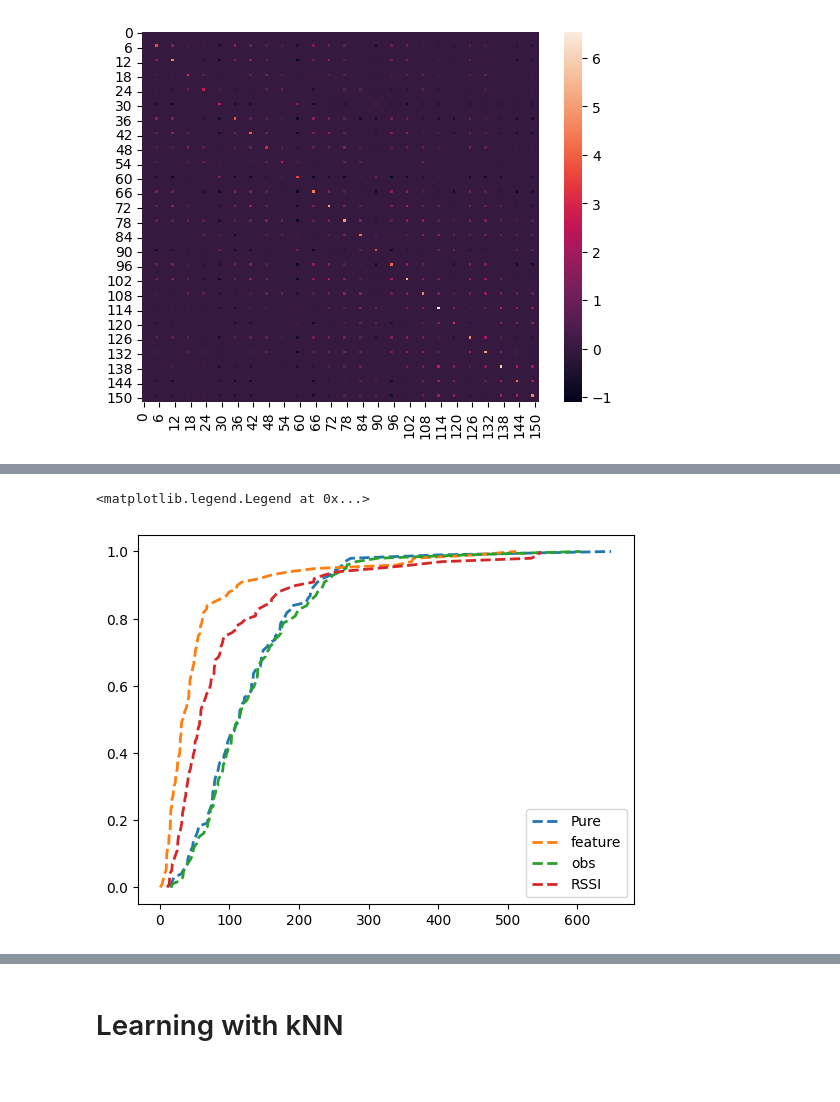
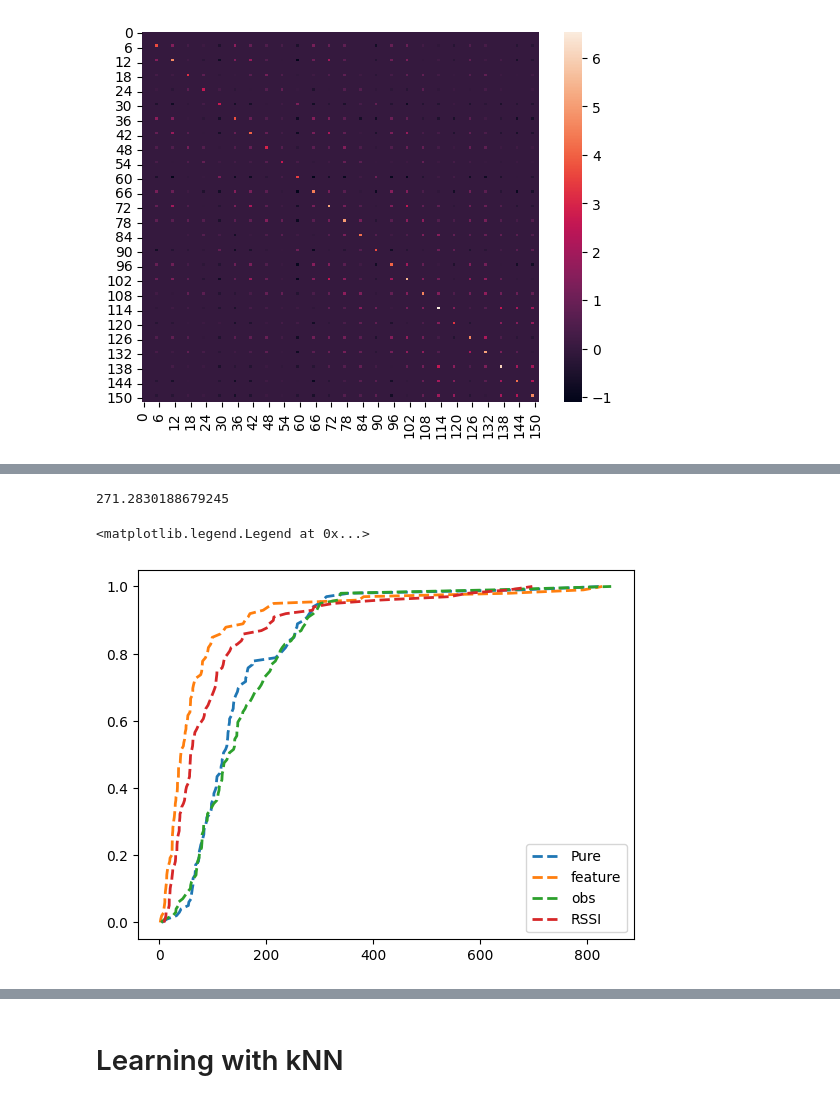
Before and after one commit to ukunliu/WSN_simulation, a Jupyter notebook: Polished_code/metric_learning_data/summary.ipynb, the cells around one changed output, grey strips where cells are left out. Cells and saved outputs as stored; diff of their text form; code cells hidden in the pictures.

```diff
--- a/Polished_code/metric_learning_data/summary.ipynb
+++ b/Polished_code/metric_learning_data/summary.ipynb
@@ -260,19 +257,23 @@ plt.legend()
+# %%
+14378/53
+# %% [output]
+271.2830188679245
 # %%
 # plots with 400 tx
 n_e = 400
-n_depth = 50
+n_depth = 500
 dist_pure = test_pipe(pure_train, pure_test, tx_train, tx_test, label='Pure', n_estimators=n_e,
               max_depth=n_depth)
 dist_feature = test_pipe(feature_train, feature_test, tx_train, tx_test, label='feature', n_estimators=n_e,
               max_depth=n_depth)
 # dist_norm = test_pipe(norm_train, norm_test, tx_train, tx_test, label='norm')
 dist_obs = test_pipe(obs_train, obs_test, tx_train, tx_test, label='obs', n_estimators=n_e,
               max_depth=n_depth)
 # dist_fnorm = test_pipe(fnorm_train, fnorm_test, tx_train, tx_test)
 dist_rssi = test_pipe(rssi_train, rssi_test, tx_train, tx_test, label='RSSI', n_estimators=n_e,
               max_depth=20)
 
 plt.legend()
 # %% [output]
 <matplotlib.legend.Legend at 0x...>
-[figure, old version]
+[figure, new version]
```
Also changed, not shown: parts of 24 cells of this notebook, 19 other files.
